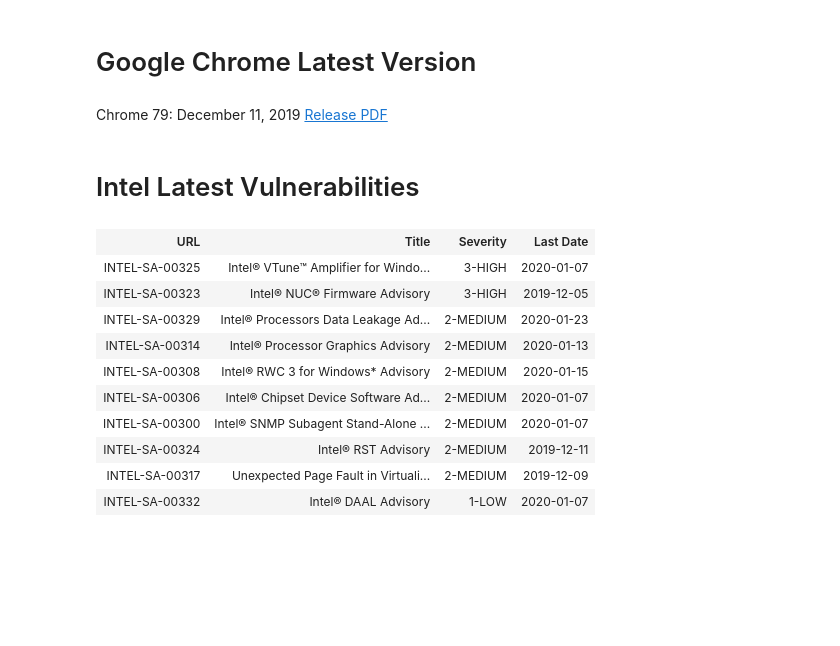
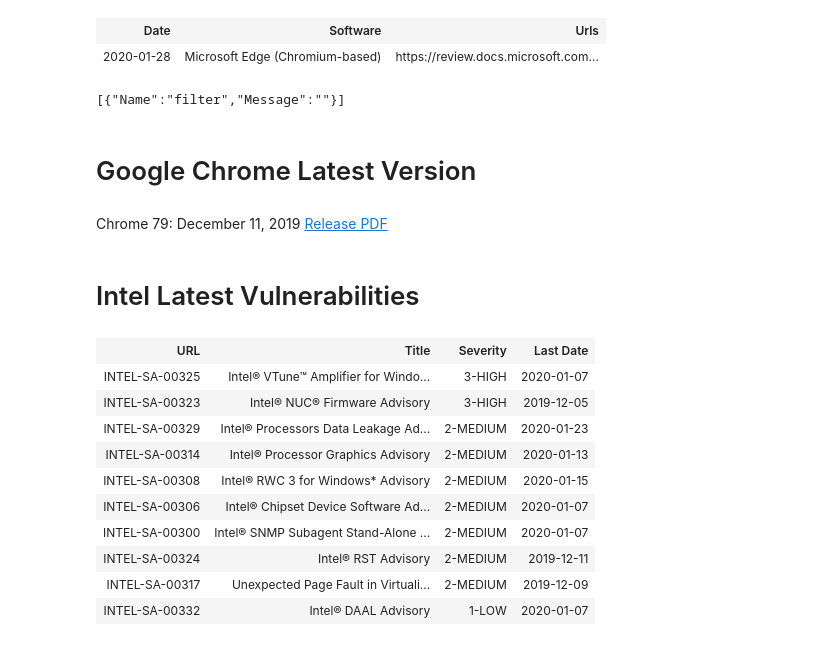
Before and after one commit to netscylla/Jupyter_Vulncheck, a Jupyter notebook: 3rd Party Tools.ipynb, the cells around one changed output. Cells and saved outputs as stored; diff of their text form; code cells hidden in the pictures; blank space fills up the shorter version.

```diff
--- a/3rd Party Tools.ipynb
+++ b/3rd Party Tools.ipynb
@@ -93,5 +76,27 @@ Cisco IOS Monthly Vulnerability Feed
 | Identifer | Severity | Title | ciscoBugId | Last Published |
 | cisco-sa-20200108-anyconnect-hijack | Medium | Cisco AnyConnect Secure Mobility ... | CSCvr67149 | 2020-01-08 |
+# %%
+import urllib3
+import urllib.parse
+
+today = date.today()
+date_today = today.strftime("%m/%d/%Y")
+r = http.request('GET',"https://portal.msrc.microsoft.com/api/security-guidance/en-us/summary?filterText=edge&fromPublishedDate=12%2F11%2F2019&isDescending=true&orderBy=publishedDate&pageNumber=1&pageSize=20&toPublishedDate="+date_today)
+#print(r.data.decode('utf-8'))
+data=json.loads(r.data.decode('utf-8'))
+
+count=data["count"]
+
+table="<table><tr><th>Date</th><th>Software</th><th>Urls</th></tr>"
+for i in range(count):
+  table+='<tr><td>'+data["details"][i]["publishedDate"][:10]+'</td><td>'+data["details"][i]["updateSoftwareList"][0]+'</td><td><a href="'+data["details"][i]["articleUrl1"]+'">'+data["details"][i]["articleUrl1"]+'</td></tr>'
+table+="</table>"
+
+display(HTML(table))
+# %% [output]
+| Date | Software | Urls |
+| 2020-01-28 | Microsoft Edge (Chromium-based) | https://review.docs.microsoft.com... |
+[{"Name":"filter","Message":""}]
 # %%
 http = urllib3.PoolManager()
 url="https://support.google.com/chrome/a/answer/7679408/"
```
Also changed, not shown: parts of 4 cells of this notebook.
